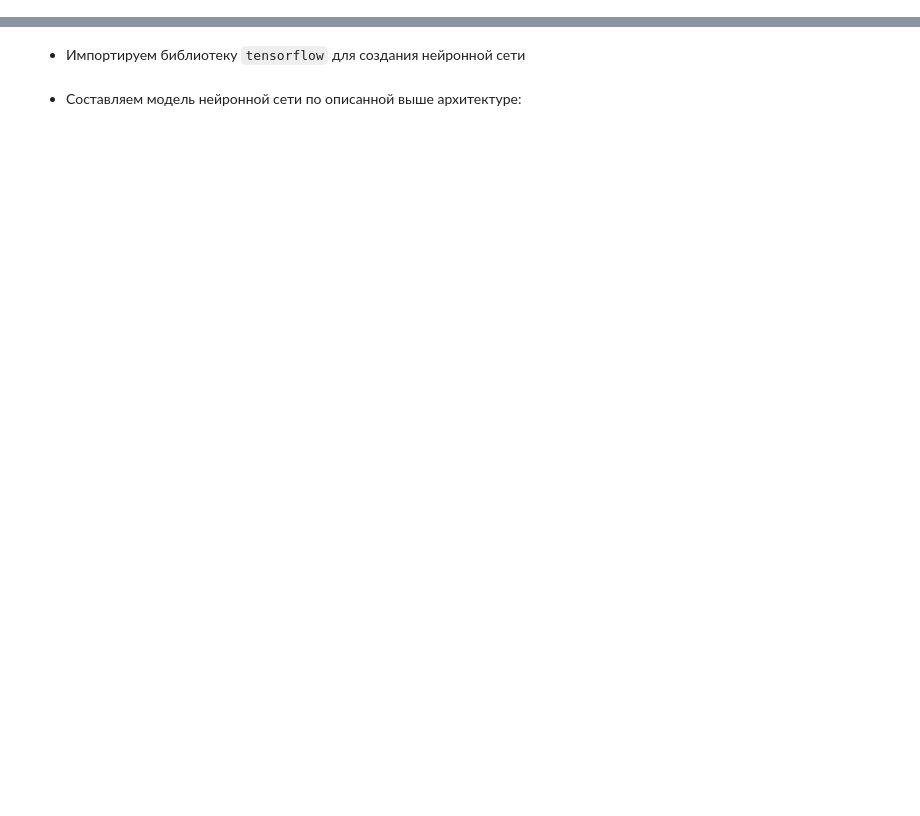
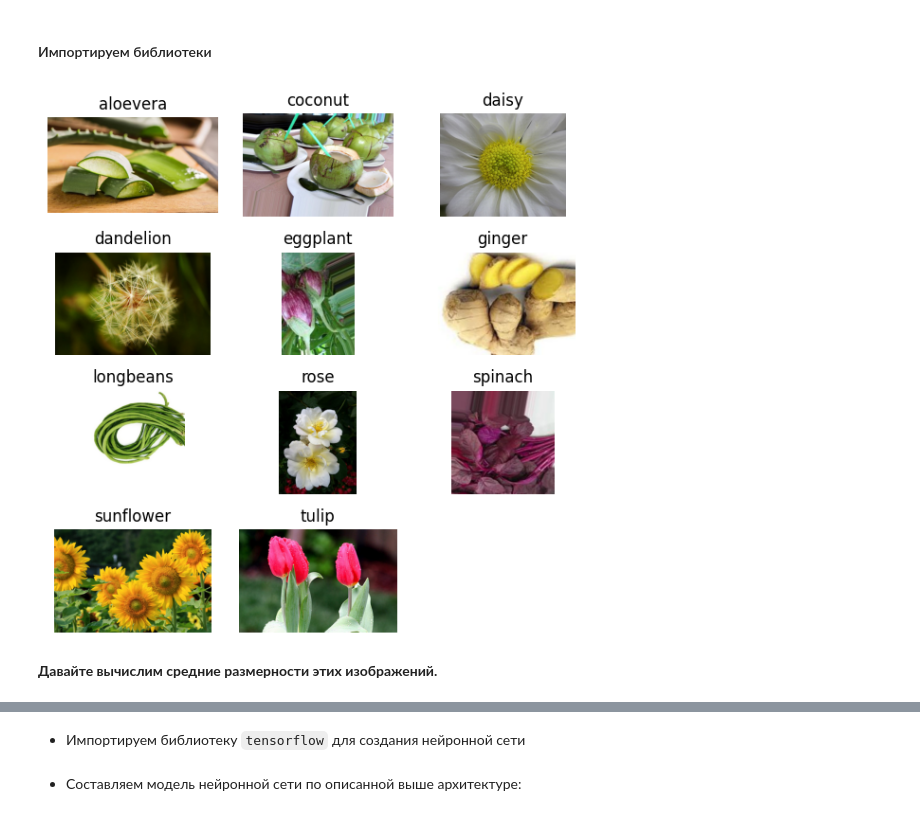
Before and after one commit to velicumsova/praktika, a Jupyter notebook: main.ipynb, the cells around one changed output, grey strips where cells are left out. Drawn from its saved outputs; the diff is of its cells as text; code cells hidden in the pictures; blank space fills up the shorter version.

```diff
--- a/main.ipynb
+++ b/main.ipynb
@@ -5,0 +15,2 @@
+# %% [markdown]
+#### Импортируем библиотеки
@@ -5,0 +23,25 @@
+# %%
+path = 'dataset'
+
+# у нас 11 разных типов растений и деревьев
+os.listdir(path)
+
+fig = plt.figure(figsize=(6,6))
+rows = 4
+columns = 3
+
+for i, image_filename in enumerate(os.listdir(path)):
+
+    first_img_path = os.listdir(os.path.join(path, image_filename))[0]
+    first_image = imread(os.path.join(path, image_filename, first_img_path))
+    fig.add_subplot(rows, columns, i+1)
+    plt.axis('off')
+    plt.imshow(first_image)
+    plt.title('{}'.format(image_filename, fontsize=10))
+
+plt.tight_layout()
+plt.show()
+# %% [output]
+[figure, added]
+# %% [markdown]
+**Давайте вычислим средние размерности этих изображений.**
```
Also changed, not shown: parts of 34 cells of this notebook, 3 other files.
